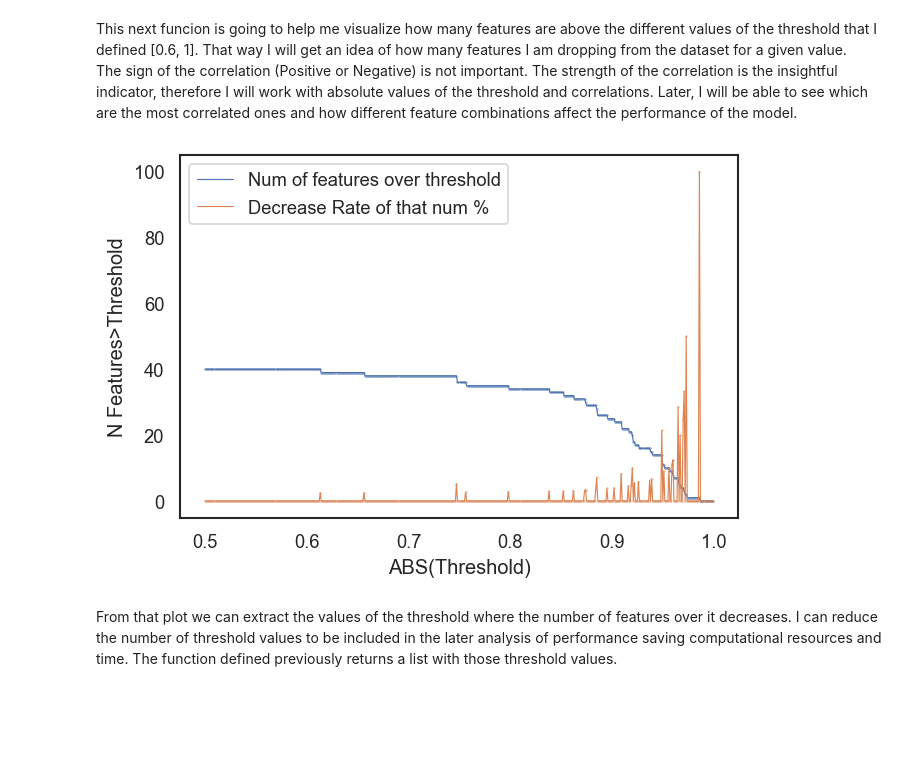
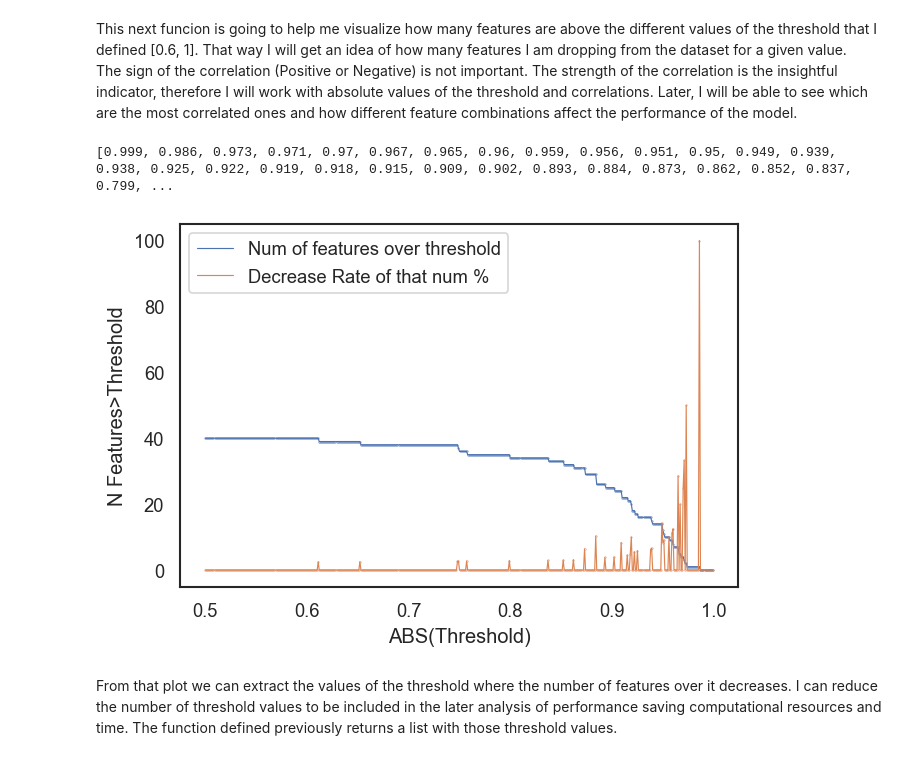
Before and after one commit to DaniLazaro97/ASL-Alphabet-Real-Time-Translation-ML-Project, a Jupyter notebook: Data Validation with TFDV.ipynb, the cells around one changed output. Saved outputs shown, nothing was run; the diff lists cells and outputs as text; code cells hidden in the pictures; blank space fills up the shorter version.

```diff
--- a/Data Validation with TFDV.ipynb
+++ b/Data Validation with TFDV.ipynb
@@ -262,13 +296,31 @@ This next funcion is going to help me visualize how many features are above the
 The sign of the correlation (Positive or Negative) is not important. The strength of the correlation is the insightful indicator, therefore I will work with absolute values of the threshold and correlations.
 Later, I will be able to see which are the most correlated ones and how different feature combinations affect the performance of the model.
 # %%
-def corr_threshold_plot (threshold:tuple, corr_tril, corr_full):
-    a = threshold[0]*100
-    b = threshold[1]*100
-    c = threshold[2]*10
-    thresholds = np.arange(a, b, c)/100
+def threshold_values_list(threshold:tuple):
+
+    if 0.0001<= threshold[2] < 0.001:
+        const = 10000
+    elif 0.001<= threshold[2] < 0.01:
+        const = 1000
+    elif 0.01<= threshold[2] < 0.1:
+        const = 100
+    elif 0.1 <= threshold[2]<=1:
+        const = 10
+
+    a = threshold[0]*const
+    b = threshold[1]*const
+    c = threshold[2]*const/10
+    thresholds = np.arange(a, b, c)/const
+
+    return thresholds
+
+def apply_thresholds(threshold:tuple, corr_tril, corr_full):
+
+    thresholds = threshold_values_list(threshold)
+
     feat_del_list = [] # List of Number of features droped from the Feature Space for the given values of the Threshold
-    change_rate = [] # Change o
+    change_rate = [] # Change of the number of features from one threshold value to the next
+
 
     for i in range(len(thresholds)):
         features_to_delete = corrs_over_the_threshold(thresholds[i], corr_tril, corr_full)
@@ -286,6 +338,11 @@ def corr_threshold_plot (threshold:tuple, corr_tril, corr_full):
                 change = 0
                 change_rate.append(change)
                 old = new
+    return feat_del_list, change_rate, thresholds
+
+def corr_threshold_plot (threshold:tuple, corr_tril, corr_full):
+
+    feat_del_list, change_rate, thresholds = apply_thresholds(threshold, corr_tril, corr_full)
 
     plt.figure(dpi = 120)
     plt.plot(thresholds, feat_del_list, label = 'Num of features over threshold', linewidth = 0.7)
@@ -297,6 +354,9 @@ def corr_threshold_plot (threshold:tuple, corr_tril, corr_full):
     plt.legend()
     plt.show()
 
+def meaningful_t_values (threshold:tuple, corr_tril, corr_full):
+
+    feat_del_list, change_rate, thresholds = apply_thresholds(threshold, corr_tril, corr_full)
     t_values = []
     thresholds = list(reversed(list(thresholds)))
     feat_del_list = list(reversed(list(feat_del_list)))
@@ -309,7 +369,6 @@ def corr_threshold_plot (threshold:tuple, corr_tril, corr_full):
             t_values.append(round(t,5))
         else: pass
         old = new
-
     return t_values # List of threshold values that where the number of features over the threshold changes
 
 def corrs_over_the_threshold(threshold, corr_tril, corr_full):
@@ -318,10 +377,12 @@ def corrs_over_the_threshold(threshold, corr_tril, corr_full):
 
     return features_to_delete
 # %%
-threshold_values = corr_threshold_plot(threshold = (0.5, 1, 0.01), corr_tril=corr_tril, corr_full=corr_full)
-#print(threshold_values)
+threshold = (0.5, 1, 0.01)
+t_values = meaningful_t_values(threshold, corr_tril=corr_tril, corr_full=corr_full)
+corr_threshold_plot(threshold, corr_tril=corr_tril, corr_full=corr_full)
 # %% [output]
+[0.999, 0.986, 0.973, 0.971, 0.97, 0.967, 0.965, 0.96, 0.959, 0.956, 0.951, 0.95, 0.949, 0.939, 0.938, 0.925, 0.922, 0.919, 0.918, 0.915, 0.909, 0.902, 0.893, 0.884, 0.873, 0.862, 0.852, 0.837, 0.799, ...
-[figure, old version]
+[figure, new version]
 # %% [markdown]
 From that plot we can extract the values of the threshold where the number of features over it decreases. I can reduce the number of threshold values to be included in the later analysis of performance saving computational resources and time. The function defined previously returns a list with those threshold values.
 # %% [markdown]
```
Also changed, not shown: parts of 22 cells of this notebook, 1 other file.
